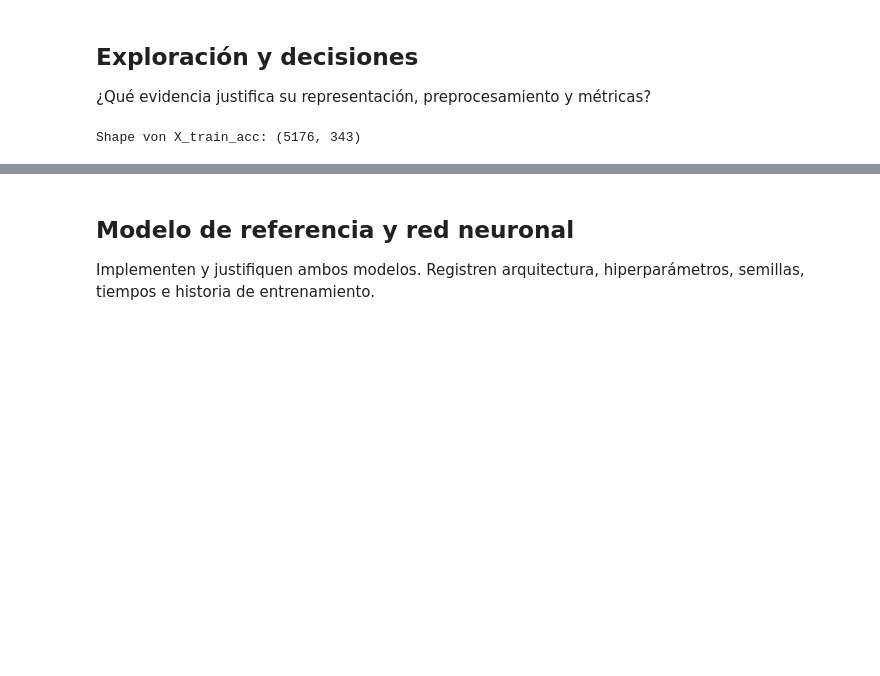
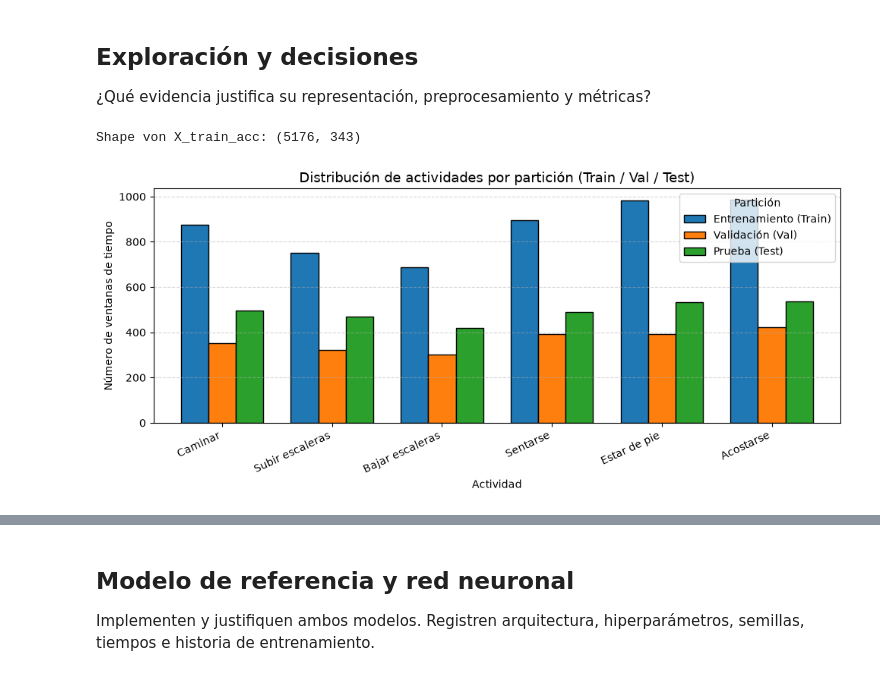
Before and after one commit to tobi557/ML_USM, a Jupyter notebook: Projecto final/UCI_HAR_6_actividades.ipynb, the cells around one changed output, grey strips where cells are left out. Cells and saved outputs as stored; diff of their text form; code cells hidden in the pictures; blank space fills up the shorter version.

```diff
--- a/Projecto final/UCI_HAR_6_actividades.ipynb
+++ b/Projecto final/UCI_HAR_6_actividades.ipynb
@@ -147,3 +160,22 @@ X_test_acc = X_test_red[:, acc_idx]
 print("Shape von X_train_acc:", X_train_acc.shape)
 # %% [output]
 Shape von X_train_acc: (5176, 343)
+# %%
+df_dist = pd.DataFrame({
+    'Entrenamiento (Train)': pd.Series(y_train).value_counts().sort_index(),
+    'Validación (Val)':      pd.Series(y_val).value_counts().sort_index(),
+    'Prueba (Test)':         pd.Series(y_test).value_counts().sort_index(),
+})
+df_dist.index = nombres
+
+ax = df_dist.plot(kind='bar', figsize=(10, 4.5), edgecolor='black', width=0.75)
+plt.title('Distribución de actividades por partición (Train / Val / Test)', fontsize=13)
+plt.ylabel('Número de ventanas de tiempo')
+plt.xlabel('Actividad')
+plt.xticks(rotation=25, ha='right')
+plt.grid(axis='y', linestyle='--', alpha=0.5)
+plt.legend(title='Partición')
+plt.tight_layout()
+plt.show()
+# %% [output]
+[figure, added]
```
Also changed, not shown: parts of 52 cells of this notebook, 1 other file.
